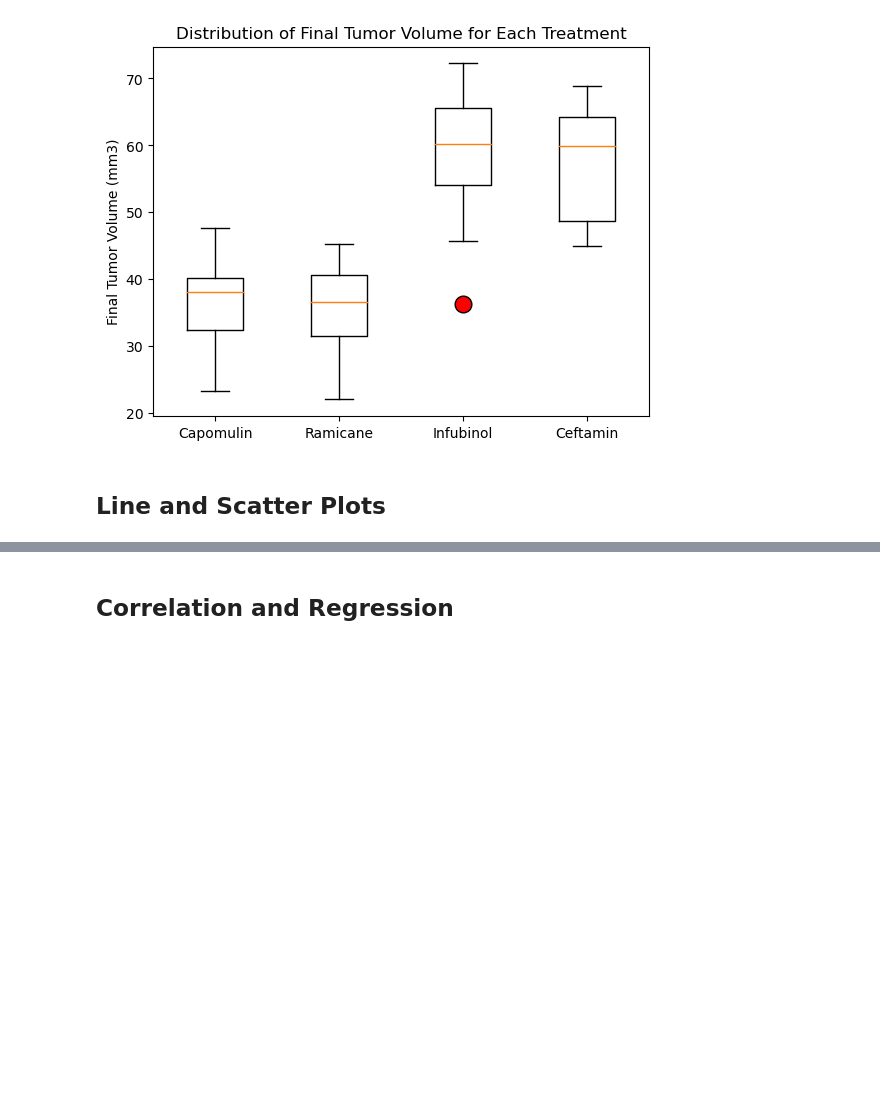
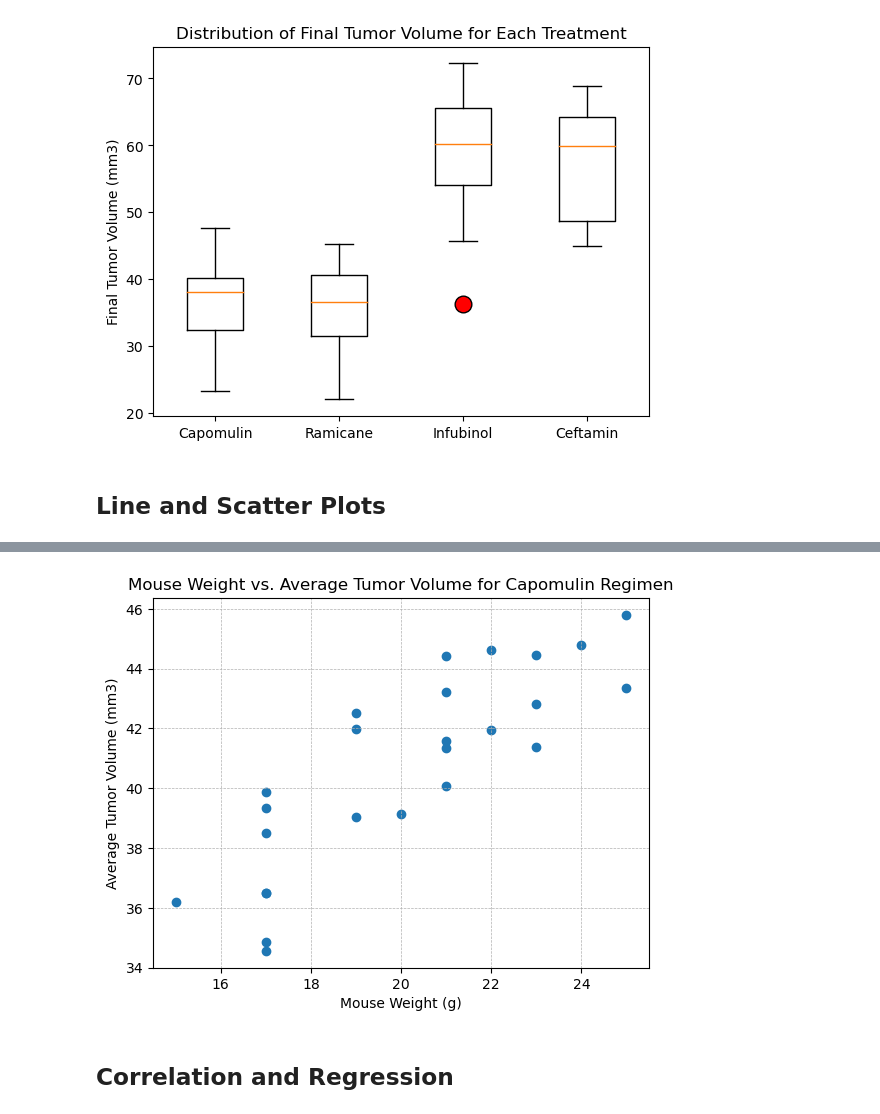
Before and after one commit to Xthe23/Mice-Treatment-Results-Analysis, a Jupyter notebook: Pymaceuticals/pymaceuticals.ipynb, the cells around one changed output, grey strips where cells are left out. Cells and saved outputs as stored; diff of their text form; code cells hidden in the pictures; blank space fills up the shorter version.

```diff
--- a/Pymaceuticals/pymaceuticals.ipynb
+++ b/Pymaceuticals/pymaceuticals.ipynb
@@ -303,2 +299,23 @@ TypeError: Could not convert CapomulinCapomulinCapomulinCapomulinCapomulinCapomu
+# %%
+# Generate a scatter plot of mouse weight vs. the average observed tumor volume for the entire Capomulin regimen
+
+# Filter the data for Capomulin regimen
+capomulin_data = clean_data[clean_data['Drug Regimen'] == 'Capomulin']
+
+# Group by Mouse ID to get average weight and average tumor volume
+grouped_data = capomulin_data.groupby('Mouse ID').agg({
+    'Weight (g)': 'mean',
+    'Tumor Volume (mm3)': 'mean'
+}).reset_index()
+
+# Generate the scatter plot
+plt.scatter(grouped_data['Weight (g)'], grouped_data['Tumor Volume (mm3)'])
+plt.xlabel('Mouse Weight (g)')
+plt.ylabel('Average Tumor Volume (mm3)')
+plt.title('Mouse Weight vs. Average Tumor Volume for Capomulin Regimen')
+plt.grid(True, which='both', linestyle='--', linewidth=0.5)
+plt.show()
+# %% [output]
+[figure, added]
 # %% [markdown]
 ## Correlation and Regression
```
Also changed, not shown: parts of 4 cells of this notebook.
